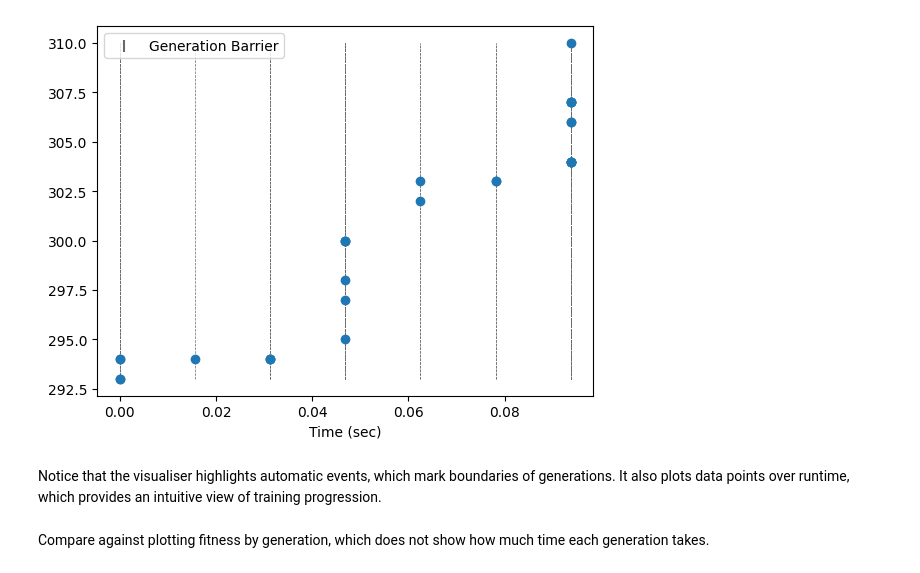
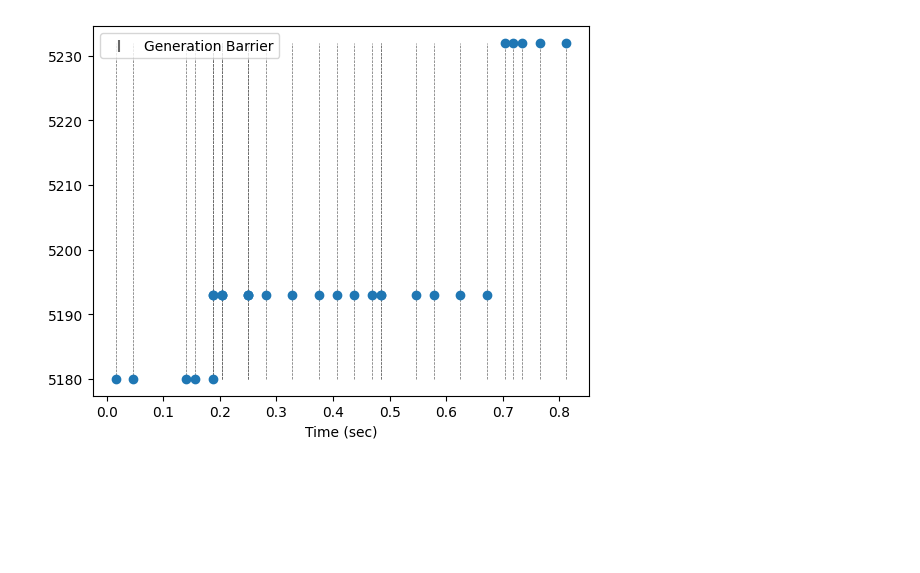
Before and after one commit to lyodine/evokit, a Jupyter notebook: docs/source/guides/examples/watch.ipynb, the cells around one changed output. Cells and saved outputs as stored; diff of their text form; code cells hidden in the pictures; blank space fills up the shorter version.

Commit message:
doc(guides-watch): Complete with recently revised API

```diff
--- a/docs/source/guides/examples/watch.ipynb
+++ b/docs/source/guides/examples/watch.ipynb
@@ -138,0 +32,7 @@ for _ in range(STEP_COUNT):
+# %%
+MUTATION_P: float = 0.2
+STEP_COUNT: int = 30
+POP_SIZE: int = 1000
+IND_SIZE: int = 10000
+
+from evokit.evolvables.prefabs import make_onemax
@@ -138,0 +51,11 @@ for _ in range(STEP_COUNT):
+# %%
+best_fitnesses: list[float] = []
+
+algo = make_onemax(POP_SIZE,
+                   IND_SIZE,
+                   MUTATION_P,
+                   max_parents=0)
+
+for _ in range(STEP_COUNT):
+    algo.step()
+    best_fitnesses.append(algo.population.best().fitness[0])
@@ -138,0 +129,11 @@ for _ in range(STEP_COUNT):
+# %%
+from evokit.watch import Watcher
+from evokit.evolvables.algorithms import SimpleLinearAlgorithm
+from evokit.evolvables.bitstring import BitString
+import time
+
+fit_acc = Watcher[SimpleLinearAlgorithm[BitString], float](
+    events=SimpleLinearAlgorithm.events,
+    handler=lambda algo: algo.population.best().fitness[0],
+    watch_post_step=True,
+    timer=time.process_time)
@@ -146,13 +182,7 @@ fit_acc.report()[:4]
 # %%
-from evokit.watch.visualisers import plot
+from evokit.watch.visual import plot
 
-plot(fit_acc.report(),
+plot([x for x in fit_acc.report() if x.event == "POST_STEP"],
      track_generation=True,)
 # %% [output]
-[figure, old version]
+[figure, new version]
-# %% [markdown]
-Notice that the visualiser highlights automatic events,
-which mark boundaries of generations. It also plots data points
-over runtime, which provides an intuitive view of training progression.
-# %% [markdown]
-Compare against plotting fitness by generation, which does not show how much time each generation takes.
```
Also changed, not shown: parts of 42 cells of this notebook, 3 other files.
